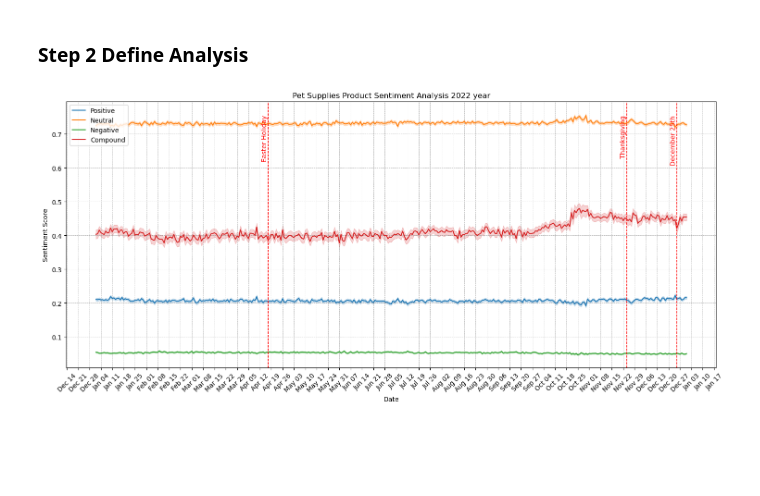
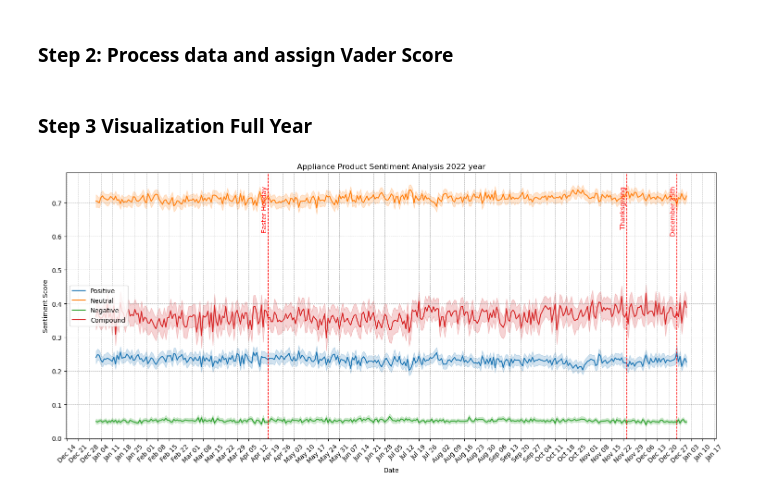
Before and after one commit to svukomanovic/Amazon-Sentiment-Analysis, a Jupyter notebook: month-by-month-analysis.ipynb, the cells around one changed output. Drawn from its saved outputs; the diff is of its cells as text; code cells hidden in the pictures; blank space fills up the shorter version.

```diff
--- a/month-by-month-analysis.ipynb
+++ b/month-by-month-analysis.ipynb
@@ -3 +26,13 @@
+# %%
+import pandas as pd
+import matplotlib.pyplot as plt
+import seaborn as sns
+from nltk.sentiment import SentimentIntensityAnalyzer
+from tqdm.notebook import tqdm
+
+file_path = 'appliances_2022.csv'
+# Load the CSV file into a new DataFrame
+combined_df_2022 = pd.read_csv(file_path)
+# %% [markdown]
+### Step 2: Process data and assign Vader Score
 # %%
@@ -41,8 +56,8 @@ sentiment_analyzer = SentimentIntensityAnalyzer()
 tqdm.pandas()
 #Step 5 Apply polarity score ref: https://www.kirenz.com/blog/posts/2021-12-11-text-mining-and-sentiment-analysis-with-nltk-and-pandas-in-python/#polarity-scores
 filtered_df[['neg', 'neu', 'pos', 'compound']] = filtered_df['text'].progress_apply(lambda x: pd.Series(sentiment_analyzer.polarity_scores(x)))
-# %% [markdown]
-### Step 2 Define Analysis
+# %% [markdown]
+### Step 3 Visualization Full Year
 # %%
 import matplotlib.pyplot as plt
 import seaborn as sns
@@ -68,32 +83,32 @@ plt.grid(True, which='both', linestyle='--', linewidth=0.5, color='grey', alpha=
 dec25 = pd.to_datetime('2022-12-25')
 thanksgiving = pd.to_datetime('2022-11-24')
 easter = pd.to_datetime('2022-04-17')
 # Add vertical lines at the specified dates
 plt.axvline(x=easter, color='red', linestyle='--', linewidth=1)
 plt.axvline(x=thanksgiving, color='red', linestyle='--', linewidth=1)
 plt.axvline(x=dec25, color='red', linestyle='--', linewidth=1)
 
 
 
 # Step 7: Add annotations for the dates
 plt.text(easter, plt.ylim()[1]*0.95, 'Easter Holiday', rotation=90, color='red',
          verticalalignment='top', horizontalalignment='right')
 plt.text(thanksgiving, plt.ylim()[1]*0.95, 'Thanksgiving', rotation=90, color='red',
          verticalalignment='top', horizontalalignment='right')
 plt.text(dec25, plt.ylim()[1]*0.95, 'December 25th', rotation=90, color='red',
          verticalalignment='top', horizontalalignment='right')
 
 # Date Formatter ref https://www.geeksforgeeks.org/matplotlib-dates-dateformatter-class-in-python/
 plt.gca().xaxis.set_major_formatter(mdates.DateFormatter('%b %d'))
 plt.gca().xaxis.set_major_locator(mdates.WeekdayLocator(interval=1))
 plt.xticks(rotation=45)
 
 # Set plot title and labels
-plt.title('Pet Supplies Product Sentiment Analysis 2022 year')
+plt.title('Appliance Product Sentiment Analysis 2022 year')
 plt.xlabel('Date')
 plt.ylabel('Sentiment Score')
 plt.legend()
 plt.tight_layout()
 plt.show()
 # %% [output]
-[figure, old version]
+[figure, new version]
```
Also changed, not shown: parts of 5 cells of this notebook, 5 other files.
